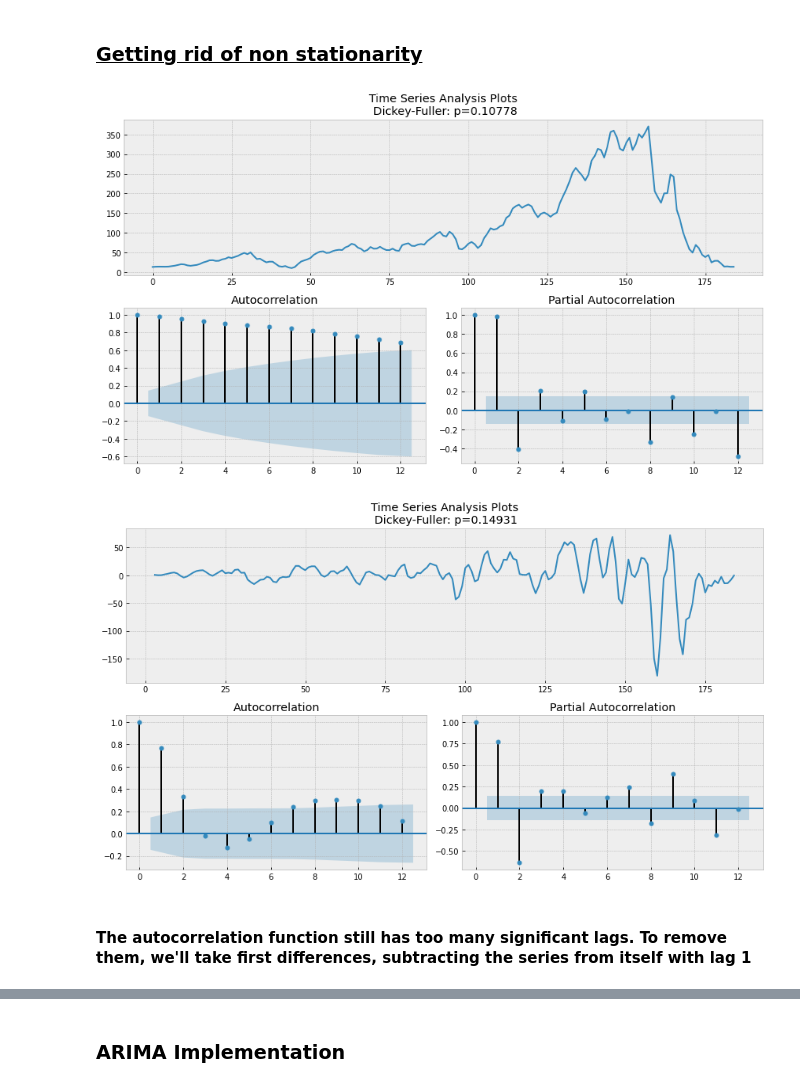
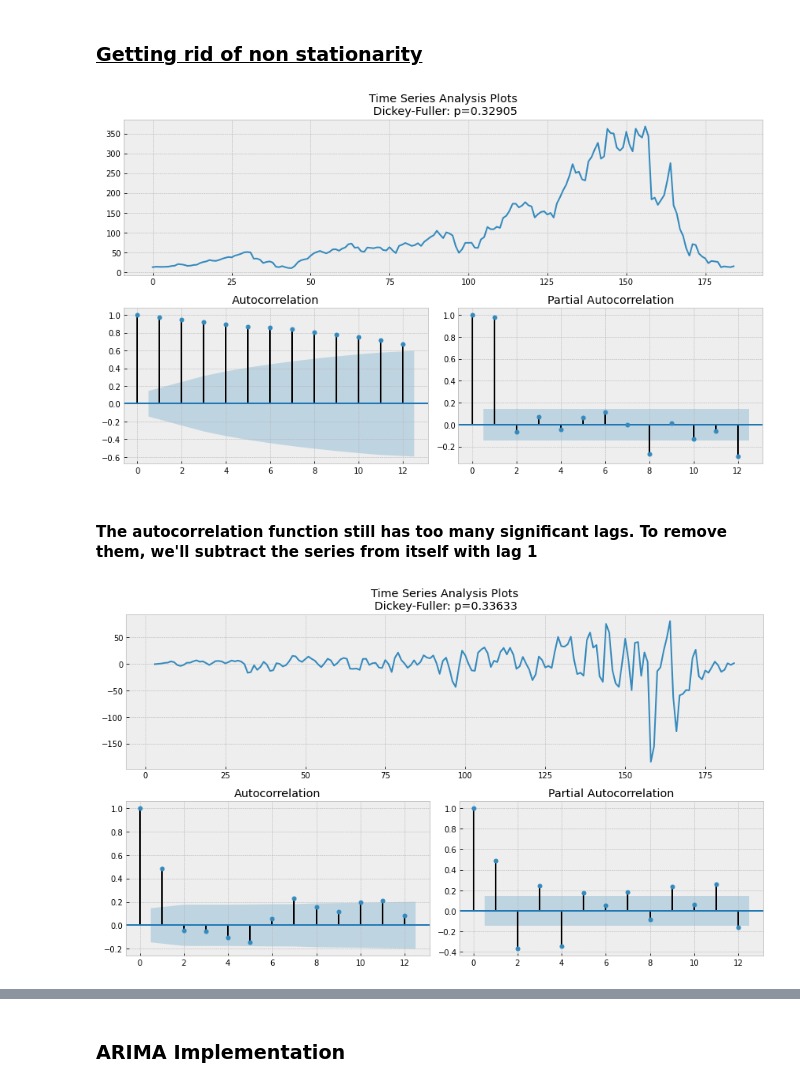
Before and after one commit to Selva-Subramanian/Yes-Bank-Stock-Closing-Price-Prediction, a Jupyter notebook: Yes_Bank_Stock_Closing_Price_Prediction.ipynb, the cells around one changed output, grey strips where cells are left out. Drawn from its saved outputs; the diff is of its cells as text; code cells hidden in the pictures.

```diff
--- a/Yes_Bank_Stock_Closing_Price_Prediction.ipynb
+++ b/Yes_Bank_Stock_Closing_Price_Prediction.ipynb
@@ -530,13 +497,13 @@ def tsplot(y, lags=None, figsize=(12, 7), style='bmh'):
         smt.graphics.plot_pacf(y, lags=lags, ax=pacf_ax)
         plt.tight_layout()
 # %%
-tsplot(df['OHL'], lags=12)
+tsplot(df['Close'], lags=12)
 # %% [output]
-[figure, old version]
+[figure, new version]
+# %% [markdown]
+#### The autocorrelation function still has too many significant lags. To remove them, we'll  subtract the series from itself with lag 1
 # %%
-diff = df['OHL'] - df['OHL'].shift(3)
+diff = df['Close'] - df['Close'].shift(2)
 tsplot(diff[3:], lags=12)
 # %% [output]
-[figure, old version]
+[figure, new version]
-# %% [markdown]
-#### The autocorrelation function still has too many significant lags. To remove them, we'll take first differences, subtracting the series from itself with lag 1
```
Also changed, not shown: parts of 37 cells of this notebook.
